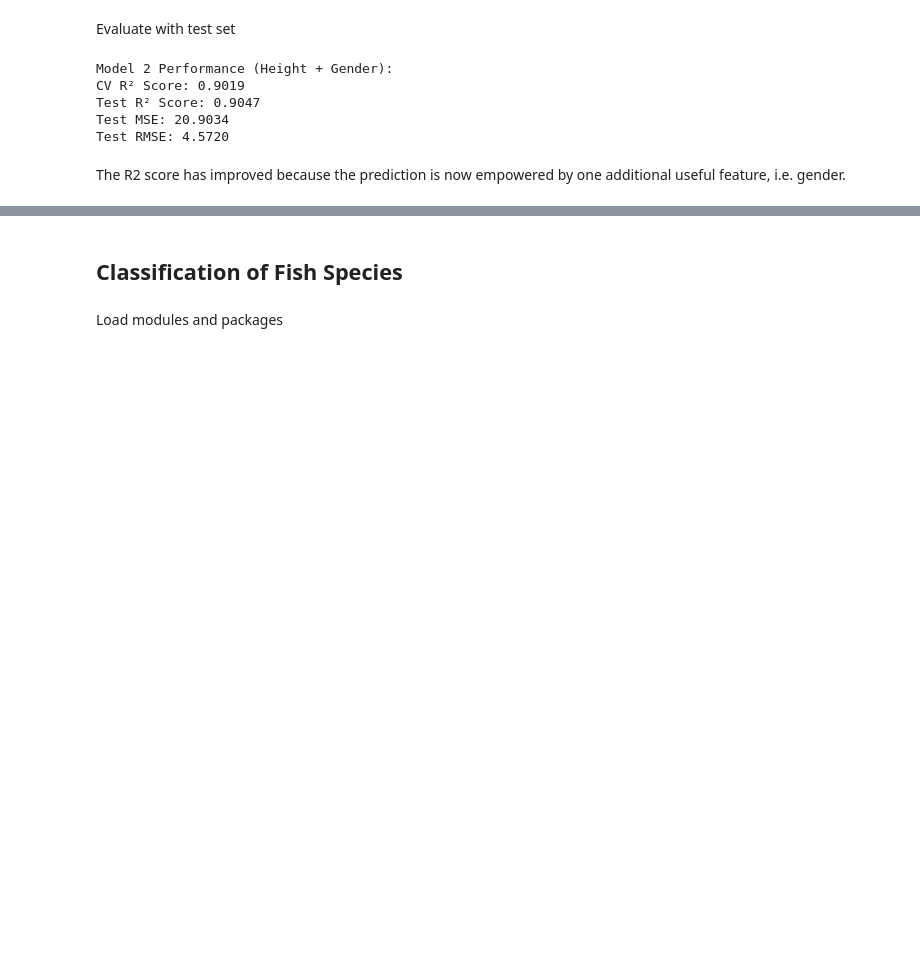
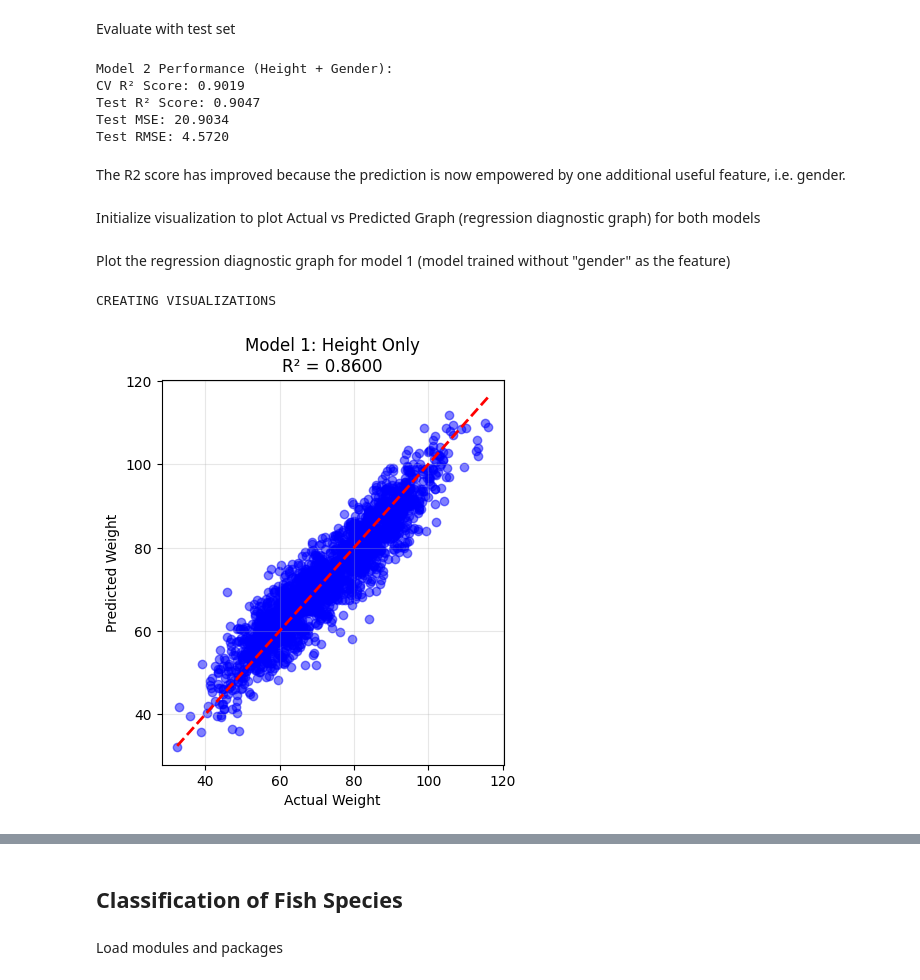
Before and after one commit to Joskey23/ACE-6233-Lab, a Jupyter notebook: 1201101579_AIS1.ipynb, the cells around one changed output, grey strips where cells are left out. Drawn from its saved outputs; the diff is of its cells as text; code cells hidden in the pictures; blank space fills up the shorter version.

```diff
--- a/1201101579_AIS1.ipynb
+++ b/1201101579_AIS1.ipynb
@@ -206,3 +206,27 @@ Test MSE: 20.9034
 Test RMSE: 4.5720
 # %% [markdown]
 The R2 score has improved because the prediction is now empowered by one additional useful feature, i.e. gender.
+# %% [markdown]
+Initialize visualization to plot Actual vs Predicted Graph (regression diagnostic graph) for both models
+# %% [markdown]
+Plot the regression diagnostic graph for model 1 (model trained without "gender" as the feature)
+# %%
+# Create figure size of 1500*500
+print("CREATING VISUALIZATIONS")
+plt.figure(figsize=(15, 5))
+# Makes a figure with 1 row, 3 columns, and selects the 1st position
+plt.subplot(1, 3, 1)
+# Input the values of actual and predicted weight to create blue plot with 50% transparecy
+plt.scatter(y_test, y_pred1, alpha=0.5, color='blue')
+plt.plot([y_test.min(), y_test.max()], [y_test.min(), y_test.max()], 'r--', lw=2)
+
+# Labels axis
+plt.xlabel('Actual Weight')
+plt.ylabel('Predicted Weight')
+# Labels title
+plt.title(f'Model 1: Height Only\nR² = {r2_1:.4f}')
+# Add grid lines
+plt.grid(True, alpha=0.3)
+# %% [output]
+CREATING VISUALIZATIONS
+[figure, added]
```
Also changed, not shown: parts of 26 cells of this notebook.
